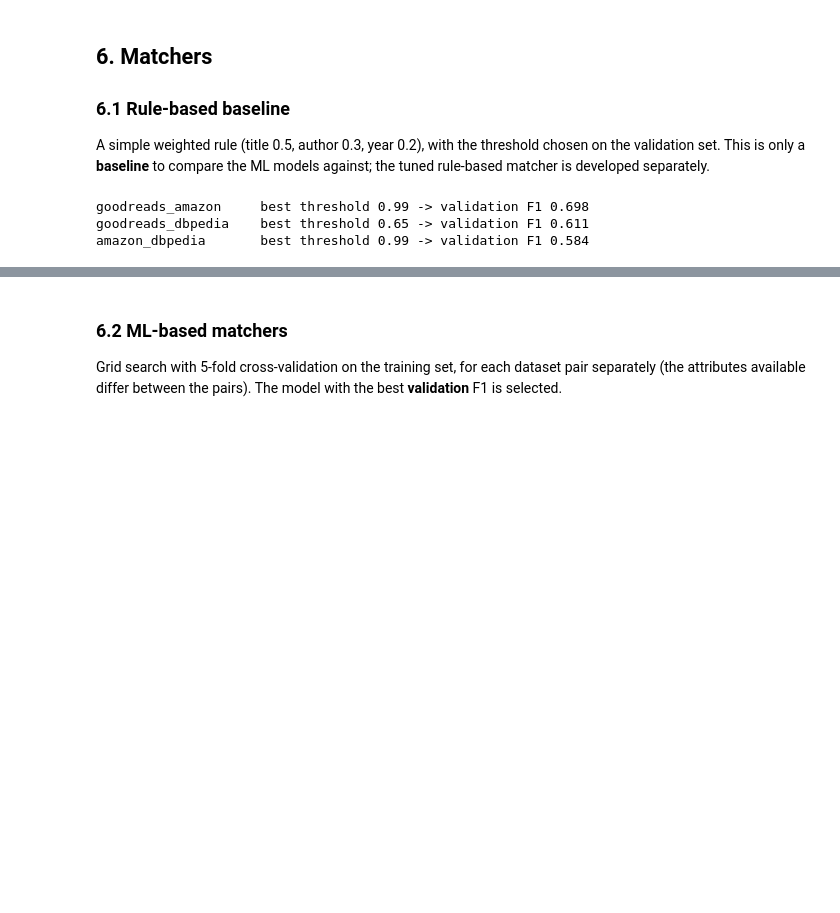
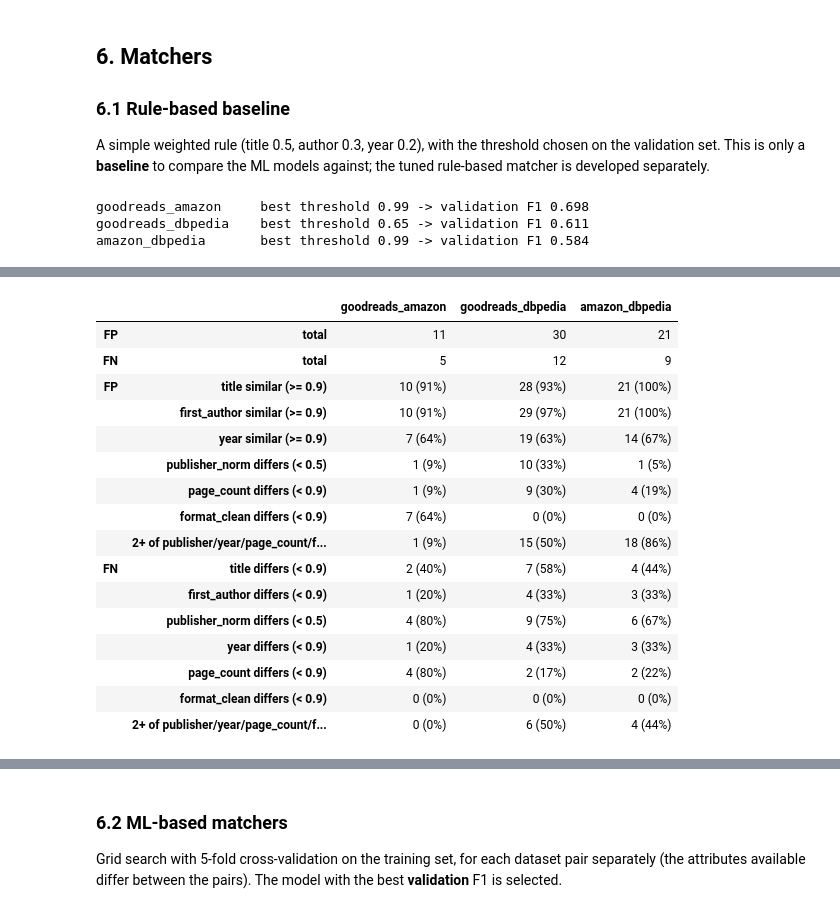
Before and after one commit to Web-Data-Integration-Team/Books-Data-Integration, a Jupyter notebook: identity_resolution.ipynb, the cells around one changed output, grey strips where cells are left out. Drawn from its saved outputs; the diff is of its cells as text; code cells hidden in the pictures; blank space fills up the shorter version.

```diff
--- a/identity_resolution.ipynb
+++ b/identity_resolution.ipynb
@@ -320,0 +820,17 @@ amazon_dbpedia       best threshold 0.99 -> validation F1 0.584
+# %%
+# keep the rule with publisher_clean, then learn weights (train) and threshold (validation) with publisher_norm
+rule_clean, results_clean = linear_rule, linear_results
+SIM_COL["publisher_clean"] = PUB_NORM
+results_norm, rule_norm = tune(final_w)
+
+compare = pd.DataFrame({
+    "pair": results_clean["pair"],
+    "train F1 (publisher_clean)": results_clean["train F1"],
+    "train F1 (publisher_norm)": results_norm["train F1"],
+    "val F1 (publisher_clean)": results_clean["validation F1"],
+    "val F1 (publisher_norm)": results_norm["validation F1"],
+})
+print("=== Weights and threshold with publisher_norm ===")
+display(results_norm.rename(columns={"publisher_clean": "publisher_norm"}))
+print("=== publisher_clean vs publisher_norm ===")
+display(compare)
@@ -320,0 +848,60 @@ amazon_dbpedia       best threshold 0.99 -> validation F1 0.584
+# %%
+# same analysis as above, but for rule_norm and with publisher_norm as publisher factor
+PUB = PUB_NORM
+FP_FACTORS_N = {
+    "title similar (>= 0.9)": lambda r: max(r[TITLE], r[TITLE_AC]) >= 0.9,
+    "first_author similar (>= 0.9)": lambda r: r[AUTHOR] >= 0.9,
+    "year similar (>= 0.9)": lambda r: r["BothPresent(year)"] == 1 and r[YEAR] >= 0.9,
+    "publisher_norm differs (< 0.5)": lambda r: r["BothPresent(publisher)"] == 1 and r[PUB] < 0.5,
+    "page_count differs (< 0.9)": lambda r: r["BothPresent(page_count)"] == 1 and r[PAGES] < 0.9,
+    "format_clean differs (< 0.9)": lambda r: r["BothPresent(format)"] == 1 and r[FMT] < 0.9,
+    "2+ of publisher/year/page_count/format missing": lambda r: n_missing(r) >= 2,
+}
+FN_FACTORS_N = {
+    "title differs (< 0.9)": lambda r: max(r[TITLE], r[TITLE_AC]) < 0.9,
+    "first_author differs (< 0.9)": lambda r: r[AUTHOR] < 0.9,
+    "publisher_norm differs (< 0.5)": lambda r: r["BothPresent(publisher)"] == 1 and r[PUB] < 0.5,
+    "year differs (< 0.9)": lambda r: r["BothPresent(year)"] == 1 and r[YEAR] < 0.9,
+    "page_count differs (< 0.9)": lambda r: r["BothPresent(page_count)"] == 1 and r[PAGES] < 0.9,
+    "format_clean differs (< 0.9)": lambda r: r["BothPresent(format)"] == 1 and r[FMT] < 0.9,
+    "2+ of publisher/year/page_count/format missing": lambda r: n_missing(r) >= 2,
+}
+
+summary_n, factor_table_n = [], {}
+for p in features:
+    va = features[p]["validation"].copy()
+    S_va, P_va = sims(va)                      # SIM_COL now uses PUB_NORM
+    va["score"] = linear_score(S_va, P_va, list(rule_norm[p]["weights"].values()))
+    y = va["label"].astype(bool)
+    norm_pred = va["score"] >= rule_norm[p]["threshold"]
+    S_c = va.copy()                            # predictions of the rule with publisher_clean, for comparison
+    SIM_COL["publisher_clean"] = fcol("StringComparator(publisher_clean")
+    S_old, P_old = sims(S_c)
+    SIM_COL["publisher_clean"] = PUB_NORM
+    clean_pred = linear_score(S_old, P_old, list(rule_clean[p]["weights"].values())) >= rule_clean[p]["threshold"]
+    n_fp, n_fn = norm_pred & ~y, ~norm_pred & y
+    c_fp, c_fn = clean_pred & ~y, ~clean_pred & y
+
+    # 1) rule with publisher_clean vs rule with publisher_norm
+    summary_n.append({"pair": p,
+                      "FP (clean)": int(c_fp.sum()), "FP (norm)": int(n_fp.sum()),
+                      "FP fixed": int((c_fp & ~n_fp).sum()), "FP new": int((~c_fp & n_fp).sum()),
+                      "FN (clean)": int(c_fn.sum()), "FN (norm)": int(n_fn.sum()),
+                      "FN fixed": int((c_fn & ~n_fn).sum()), "FN new": int((~c_fn & n_fn).sum())})
+
+    # 2) factors of the errors of the rule with publisher_norm
+    fp, fn = va[n_fp], va[n_fn]
+    col_ = {("FP", "total"): len(fp), ("FN", "total"): len(fn)}
+    for name, f in FP_FACTORS_N.items():
+        n = sum(f(r) for _, r in fp.iterrows())
+        col_[("FP", name)] = f"{n} ({n / len(fp):.0%})" if len(fp) else "0"
+    for name, f in FN_FACTORS_N.items():
+        n = sum(f(r) for _, r in fn.iterrows())
+        col_[("FN", name)] = f"{n} ({n / len(fn):.0%})" if len(fn) else "0"
+    factor_table_n[p] = col_
+
+print("=== Rule with publisher_clean vs publisher_norm: errors on the validation set ===")
+display(pd.DataFrame(summary_n))
+print("=== Factors of the errors with publisher_norm (validation) ===")
+display(pd.DataFrame(factor_table_n))
+# %% [output]
@@ -320,0 +914,17 @@ amazon_dbpedia       best threshold 0.99 -> validation F1 0.584
+|  |  | goodreads_amazon | goodreads_dbpedia | amazon_dbpedia |
+| FP | total | 11 | 30 | 21 |
+| FN | total | 5 | 12 | 9 |
+| FP | title similar (>= 0.9) | 10 (91%) | 28 (93%) | 21 (100%) |
+|  | first_author similar (>= 0.9) | 10 (91%) | 29 (97%) | 21 (100%) |
+|  | year similar (>= 0.9) | 7 (64%) | 19 (63%) | 14 (67%) |
+|  | publisher_norm differs (< 0.5) | 1 (9%) | 10 (33%) | 1 (5%) |
+|  | page_count differs (< 0.9) | 1 (9%) | 9 (30%) | 4 (19%) |
+|  | format_clean differs (< 0.9) | 7 (64%) | 0 (0%) | 0 (0%) |
+|  | 2+ of publisher/year/page_count/f... | 1 (9%) | 15 (50%) | 18 (86%) |
+| FN | title differs (< 0.9) | 2 (40%) | 7 (58%) | 4 (44%) |
+|  | first_author differs (< 0.9) | 1 (20%) | 4 (33%) | 3 (33%) |
+|  | publisher_norm differs (< 0.5) | 4 (80%) | 9 (75%) | 6 (67%) |
+|  | year differs (< 0.9) | 1 (20%) | 4 (33%) | 3 (33%) |
+|  | page_count differs (< 0.9) | 4 (80%) | 2 (17%) | 2 (22%) |
+|  | format_clean differs (< 0.9) | 0 (0%) | 0 (0%) | 0 (0%) |
+|  | 2+ of publisher/year/page_count/f... | 0 (0%) | 6 (50%) | 4 (44%) |
```
Also changed, not shown: parts of 19 cells of this notebook.
